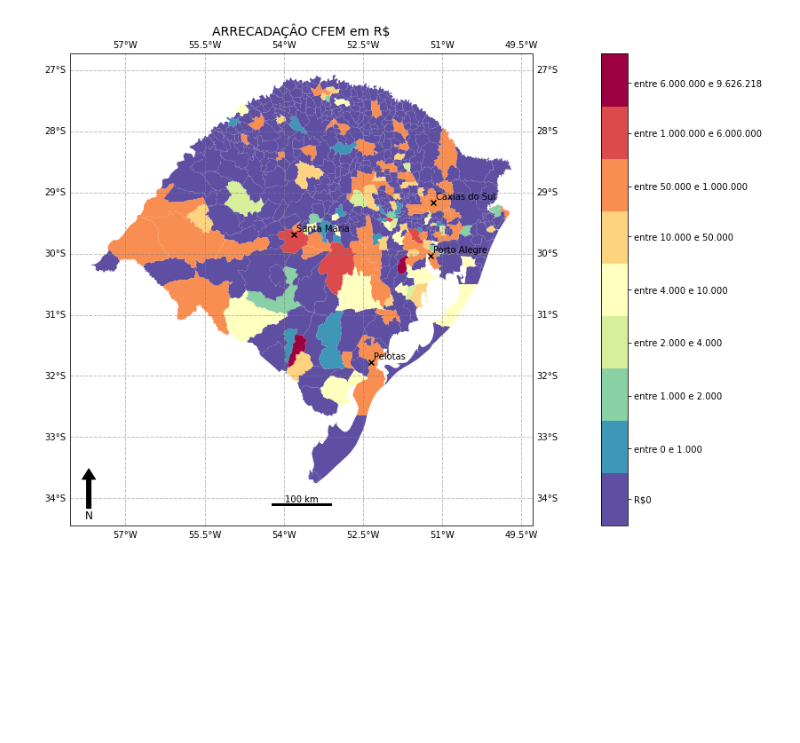
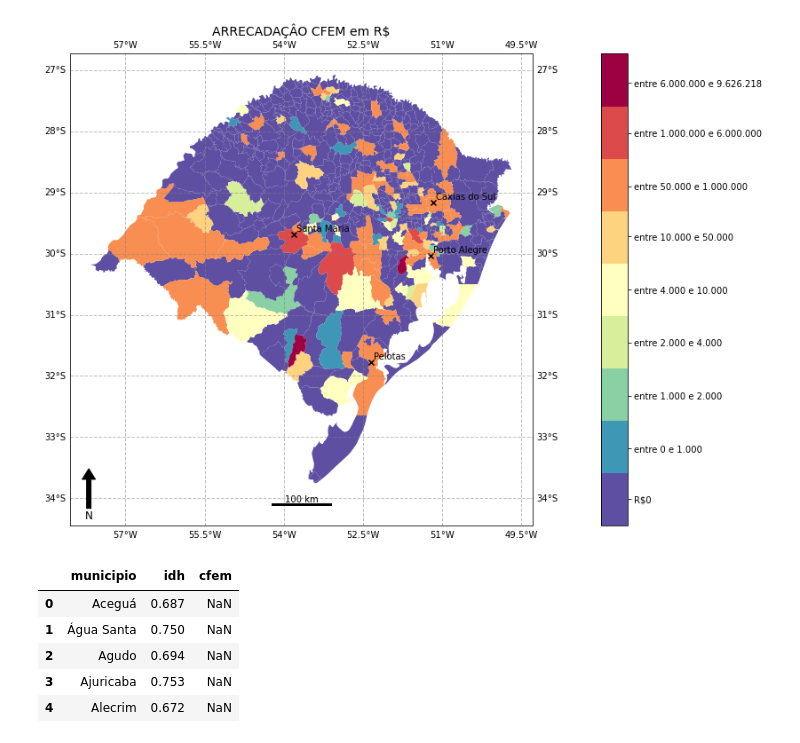
Before and after one commit to robertorolo/Mapas-minera-RS, a Jupyter notebook: arrecadacao geral.ipynb, the cells around one changed output. Cells and saved outputs as stored; diff of their text form; code cells hidden in the pictures; blank space fills up the shorter version.

```diff
--- a/arrecadacao geral.ipynb
+++ b/arrecadacao geral.ipynb
@@ -220,3 +220,20 @@ ax.set_title('ARRECADAÇÂO CFEM em R$', loc='center', fontsize='14')
 plt.savefig('imagens/arrecadacao.png', bbox_inches='tight', facecolor='white', dpi = 300, bbox_extra_artists=([ax]))
 # %% [output]
 [figure]
+# %%
+idh = pd.read_csv('idh_rs.csv', encoding='latin1', delimiter=';')
+# %%
+idh['cfem'] = float('nan')
+# %%
+idh['idh'] = np.where(idh['idh']=='-', float('nan'), idh['idh'])
+# %%
+idh['idh'] = pd.to_numeric(idh['idh'])
+# %%
+idh.head()
+# %% [output]
+|  | municipio | idh | cfem |
+| 0 | Aceguá | 0.687 | NaN |
+| 1 | Água Santa | 0.750 | NaN |
+| 2 | Agudo | 0.694 | NaN |
+| 3 | Ajuricaba | 0.753 | NaN |
+| 4 | Alecrim | 0.672 | NaN |
```
Also changed, not shown: parts of 9 cells of this notebook, 9 other files.
